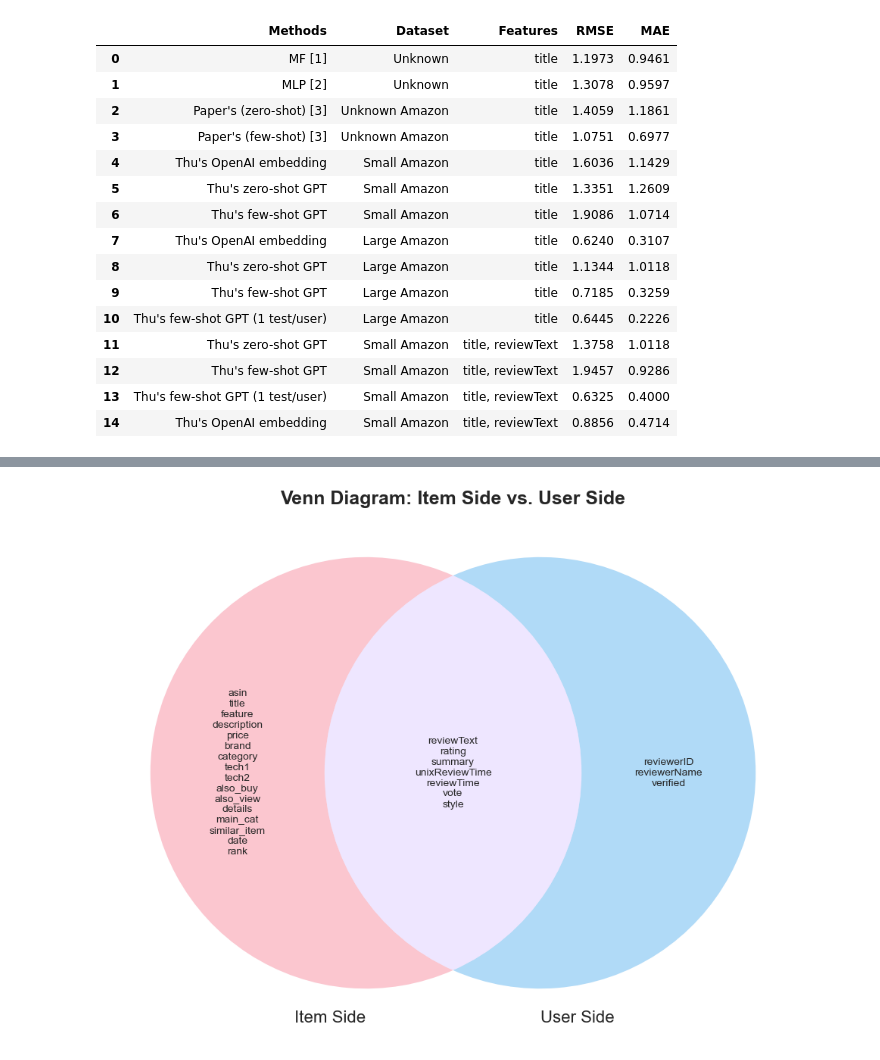
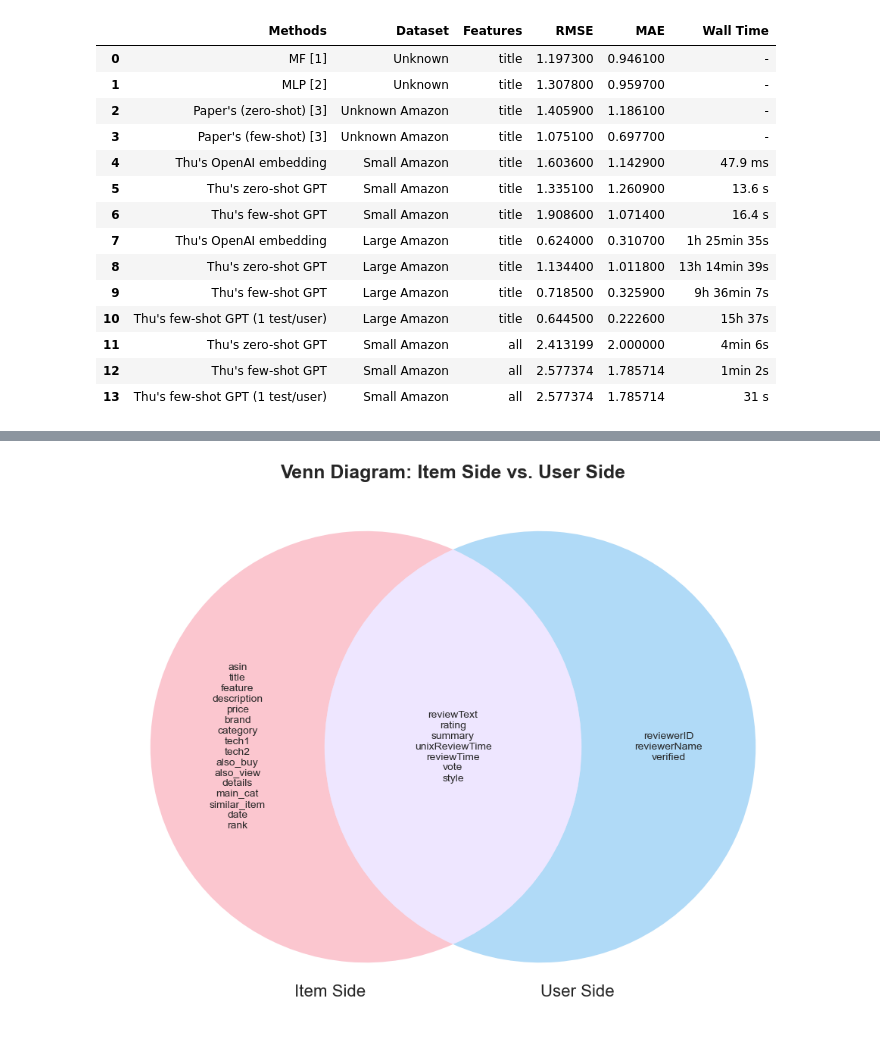
Before and after one commit to tnathu-ai/recommender-system-openAI, a Jupyter notebook: rec-sys/notebook/evaluation/amazon.ipynb, the cells around one changed output, grey strips where cells are left out. Cells and saved outputs as stored; diff of their text form; code cells hidden in the pictures.

Commit message:
added latex tables

```diff
--- a/rec-sys/notebook/evaluation/amazon.ipynb
+++ b/rec-sys/notebook/evaluation/amazon.ipynb
@@ -17,22 +15,61 @@ Intel MKL WARNING: Support of Intel(R) Streaming SIMD Extensions 4.2 (Intel(R) S
 # %%
-data = {
-    "Methods": ["MF [1]", "MLP [2]", "Paper's (zero-shot) [3]", "Paper's (few-shot) [3]", "Thu's OpenAI embedding",
-               "Thu's zero-shot GPT", "Thu's few-shot GPT", "Thu's OpenAI embedding", "Thu's zero-shot GPT",
-               "Thu's few-shot GPT", "Thu's few-shot GPT (1 test/user)", "Thu's zero-shot GPT", "Thu's few-shot GPT",
-               "Thu's few-shot GPT (1 test/user)", "Thu's OpenAI embedding"],
+data =  {
+    "Methods": ["MF [1]", "MLP [2]", "Paper's (zero-shot) [3]", "Paper's (few-shot) [3]",
+                "Thu's OpenAI embedding", "Thu's zero-shot GPT", "Thu's few-shot GPT",
+                "Thu's OpenAI embedding", "Thu's zero-shot GPT", "Thu's few-shot GPT",
+                "Thu's few-shot GPT (1 test/user)"],
     "Dataset": ["Unknown", "Unknown", "Unknown Amazon", "Unknown Amazon", "Small Amazon",
                 "Small Amazon", "Small Amazon", "Large Amazon", "Large Amazon",
-                "Large Amazon", "Large Amazon", "Small Amazon", "Small Amazon",
-                "Small Amazon", "Small Amazon"],
+                "Large Amazon", "Large Amazon"],
     "Features": ["title", "title", "title", "title", "title", "title", "title",
-                 "title", "title", "title", "title", "title, reviewText", "title, reviewText",
-                 "title, reviewText", "title, reviewText"],
+                 "title", "title", "title", "title"],
     "RMSE": [1.1973, 1.3078, 1.4059, 1.0751, 1.6036, 1.3351, 1.9086, 0.6240,
-             1.1344, 0.7185, 0.6445, 1.3758, 1.9457, 0.6325, 0.8856],
+             1.1344, 0.7185, 0.6445],
     "MAE": [0.9461, 0.9597, 1.1861, 0.6977, 1.1429, 1.2609, 1.0714, 0.3107,
-            1.0118, 0.3259, 0.2226, 1.0118, 0.9286, 0.4, 0.4714]
+            1.0118, 0.3259, 0.2226],
+    "Wall Time": ["-", "-", "-", "-", "47.9 ms", "13.6 s", "16.4 s", "1h 25min 35s",
+                  "13h 14min 39s", "9h 36min 7s", "15h 37s"]
 }
 
+# New rows to add to the DataFrame
+new_rows = [
+    {
+        "Methods": "Thu's zero-shot GPT",
+        "Dataset": "Small Amazon",
+        "Features": "all",
+        "RMSE": 2.413198999619531,
+        "MAE": 2.0,
+        "Wall Time": "4min 6s"
+    },
+    {
+        "Methods": "Thu's few-shot GPT",
+        "Dataset": "Small Amazon",
+        "Features": "all",
+        "RMSE": 2.5773740789526736,
+        "MAE": 1.7857142857142858,
+        "Wall Time": "1min 2s"
+    },
+    {
+        "Methods": "Thu's few-shot GPT (1 test/user)",
+        "Dataset": "Small Amazon",
+        "Features": "all",
+        "RMSE": 2.5773740789526736,
+        "MAE": 1.7857142857142858,
+        "Wall Time": "31 s"
+    }
+]
+
+# Convert the existing data dictionary to a DataFrame
 df = pd.DataFrame(data)
+
+# Append new rows to the DataFrame
+df = pd.concat([df, pd.DataFrame(new_rows)], ignore_index=True)
+
+# export table to latex
+df.style.to_latex("../latex/amazon_table.tex")
+
+# best RMSE & MAE
+print(f'The best RMSE is {df["RMSE"].min()} and the best MAE is {df["MAE"].min()}')
+
 df
 # %% [output]
@@ -39,16 +77,15 @@ df
-|  | Methods | Dataset | Features | RMSE | MAE |
-| 0 | MF [1] | Unknown | title | 1.1973 | 0.9461 |
-| 1 | MLP [2] | Unknown | title | 1.3078 | 0.9597 |
-| 2 | Paper's (zero-shot) [3] | Unknown Amazon | title | 1.4059 | 1.1861 |
-| 3 | Paper's (few-shot) [3] | Unknown Amazon | title | 1.0751 | 0.6977 |
-| 4 | Thu's OpenAI embedding | Small Amazon | title | 1.6036 | 1.1429 |
-| 5 | Thu's zero-shot GPT | Small Amazon | title | 1.3351 | 1.2609 |
-| 6 | Thu's few-shot GPT | Small Amazon | title | 1.9086 | 1.0714 |
-| 7 | Thu's OpenAI embedding | Large Amazon | title | 0.6240 | 0.3107 |
-| 8 | Thu's zero-shot GPT | Large Amazon | title | 1.1344 | 1.0118 |
-| 9 | Thu's few-shot GPT | Large Amazon | title | 0.7185 | 0.3259 |
-| 10 | Thu's few-shot GPT (1 test/user) | Large Amazon | title | 0.6445 | 0.2226 |
-| 11 | Thu's zero-shot GPT | Small Amazon | title, reviewText | 1.3758 | 1.0118 |
-| 12 | Thu's few-shot GPT | Small Amazon | title, reviewText | 1.9457 | 0.9286 |
-| 13 | Thu's few-shot GPT (1 test/user) | Small Amazon | title, reviewText | 0.6325 | 0.4000 |
-| 14 | Thu's OpenAI embedding | Small Amazon | title, reviewText | 0.8856 | 0.4714 |
+|  | Methods | Dataset | Features | RMSE | MAE | Wall Time |
+| 0 | MF [1] | Unknown | title | 1.197300 | 0.946100 | - |
+| 1 | MLP [2] | Unknown | title | 1.307800 | 0.959700 | - |
+| 2 | Paper's (zero-shot) [3] | Unknown Amazon | title | 1.405900 | 1.186100 | - |
+| 3 | Paper's (few-shot) [3] | Unknown Amazon | title | 1.075100 | 0.697700 | - |
+| 4 | Thu's OpenAI embedding | Small Amazon | title | 1.603600 | 1.142900 | 47.9 ms |
+| 5 | Thu's zero-shot GPT | Small Amazon | title | 1.335100 | 1.260900 | 13.6 s |
+| 6 | Thu's few-shot GPT | Small Amazon | title | 1.908600 | 1.071400 | 16.4 s |
+| 7 | Thu's OpenAI embedding | Large Amazon | title | 0.624000 | 0.310700 | 1h 25min 35s |
+| 8 | Thu's zero-shot GPT | Large Amazon | title | 1.134400 | 1.011800 | 13h 14min 39s |
+| 9 | Thu's few-shot GPT | Large Amazon | title | 0.718500 | 0.325900 | 9h 36min 7s |
+| 10 | Thu's few-shot GPT (1 test/user) | Large Amazon | title | 0.644500 | 0.222600 | 15h 37s |
+| 11 | Thu's zero-shot GPT | Small Amazon | all | 2.413199 | 2.000000 | 4min 6s |
+| 12 | Thu's few-shot GPT | Small Amazon | all | 2.577374 | 1.785714 | 1min 2s |
+| 13 | Thu's few-shot GPT (1 test/user) | Small Amazon | all | 2.577374 | 1.785714 | 31 s |
```
Also changed, not shown: parts of 8 cells of this notebook, 8 other files.
